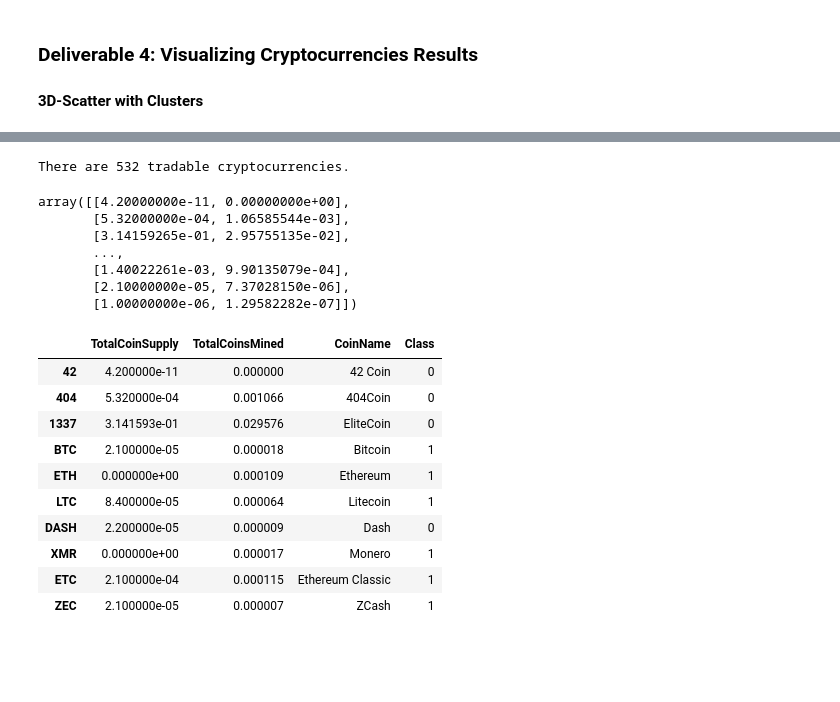
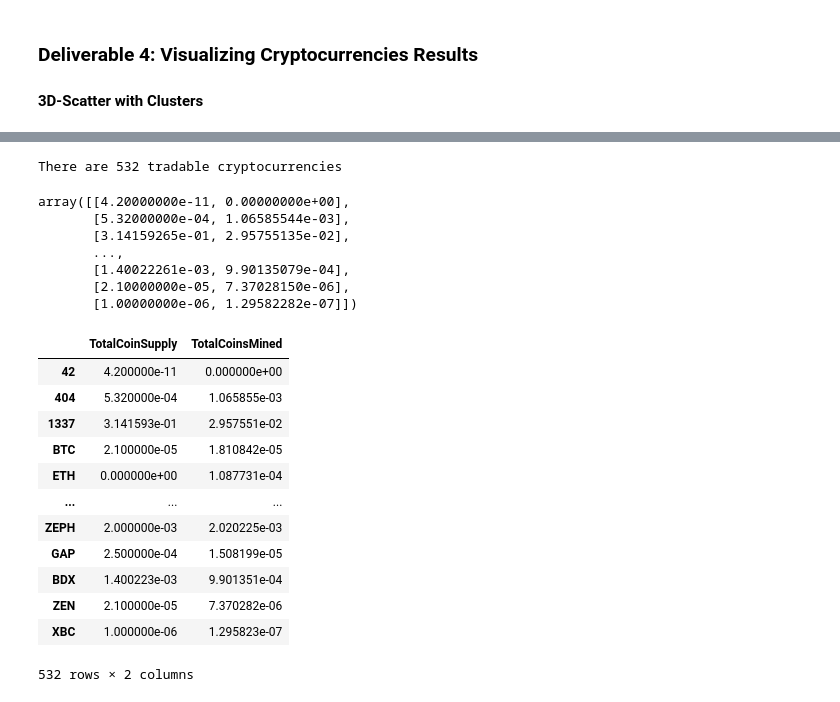
Before and after one commit to jlemus1367/Cryptocurrencies, a Jupyter notebook: crypto_clustering.ipynb, the cells around one changed output, grey strips where cells are left out. Cells and saved outputs as stored; diff of their text form; code cells hidden in the pictures; blank space fills up the shorter version.

```diff
--- a/crypto_clustering.ipynb
+++ b/crypto_clustering.ipynb
@@ -287,12 +302,13 @@ clustered_df.head(10)
 [interactive output not drawn]
 # %%
 # Print the total number of tradable cryptocurrencies.
-# YOUR CODE HERE
+print(f"There are {len(clustered_df)} tradable cryptocurrencies")
 # %% [output]
-There are 532 tradable cryptocurrencies.
+There are 532 tradable cryptocurrencies
 # %%
 # Scaling data to create the scatter plot with tradable cryptocurrencies.
-# YOUR CODE HERE
+scaled_data = MinMaxScaler().fit_transform(clustered_df[['TotalCoinSupply','TotalCoinsMined']])
+scaled_data
 # %% [output]
 array([[4.20000000e-11, 0.00000000e+00],
        [5.32000000e-04, 1.06585544e-03],
@@ -303,27 +319,31 @@ array([[4.20000000e-11, 0.00000000e+00],
        [1.00000000e-06, 1.29582282e-07]])
 # %%
 # Create a new DataFrame that has the scaled data with the clustered_df DataFrame index.
-# YOUR CODE HERE
+plot_df =pd.DataFrame(
+    data=scaled_data, columns=['TotalCoinSupply', 'TotalCoinsMined'], index=clustered_df.index)
+plot_df
 
 # Add the "CoinName" column from the clustered_df DataFrame to the new DataFrame.
 # YOUR CODE HERE
 
 # Add the "Class" column from the clustered_df DataFrame to the new DataFrame.
 # YOUR CODE HERE
 
-plot_df.head(10)
+#plot_df.head(10)
 # %% [output]
-|  | TotalCoinSupply | TotalCoinsMined | CoinName | Class |
-| 42 | 4.200000e-11 | 0.000000 | 42 Coin | 0 |
-| 404 | 5.320000e-04 | 0.001066 | 404Coin | 0 |
-| 1337 | 3.141593e-01 | 0.029576 | EliteCoin | 0 |
-| BTC | 2.100000e-05 | 0.000018 | Bitcoin | 1 |
-| ETH | 0.000000e+00 | 0.000109 | Ethereum | 1 |
-| LTC | 8.400000e-05 | 0.000064 | Litecoin | 1 |
-| DASH | 2.200000e-05 | 0.000009 | Dash | 0 |
-| XMR | 0.000000e+00 | 0.000017 | Monero | 1 |
-| ETC | 2.100000e-04 | 0.000115 | Ethereum Classic | 1 |
-| ZEC | 2.100000e-05 | 0.000007 | ZCash | 1 |
+|  | TotalCoinSupply | TotalCoinsMined |
+| 42 | 4.200000e-11 | 0.000000e+00 |
+| 404 | 5.320000e-04 | 1.065855e-03 |
+| 1337 | 3.141593e-01 | 2.957551e-02 |
+| BTC | 2.100000e-05 | 1.810842e-05 |
+| ETH | 0.000000e+00 | 1.087731e-04 |
+| ... | ... | ... |
+| ZEPH | 2.000000e-03 | 2.020225e-03 |
+| GAP | 2.500000e-04 | 1.508199e-05 |
+| BDX | 1.400223e-03 | 9.901351e-04 |
+| ZEN | 2.100000e-05 | 7.370282e-06 |
+| XBC | 1.000000e-06 | 1.295823e-07 |
+532 rows × 2 columns
 # %%
 # Create a hvplot.scatter plot using x="TotalCoinsMined" and y="TotalCoinSupply".
 # YOUR CODE HERE
```
Also changed, not shown: parts of 3 cells of this notebook.
